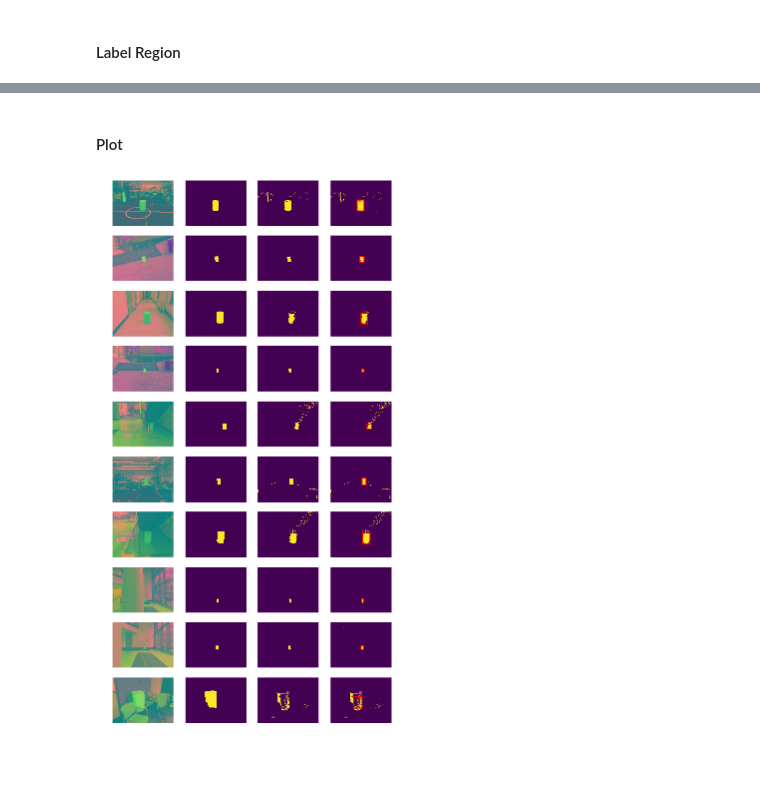
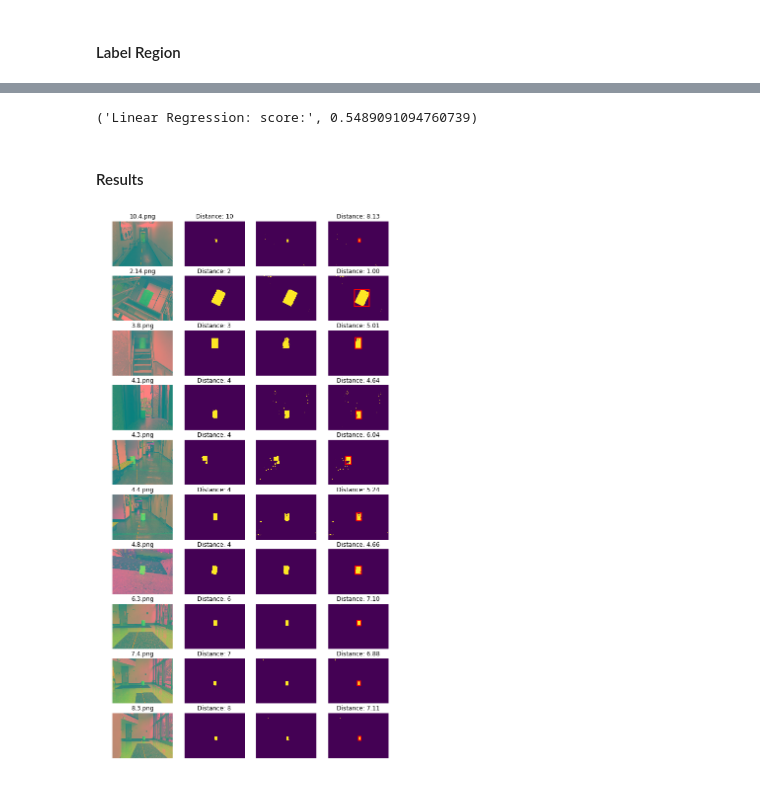
Before and after one commit to ctc316/red-barrel-challenge, a Jupyter notebook: notebook.ipynb, the cells around one changed output, grey strips where cells are left out. Drawn from its saved outputs; the diff is of its cells as text; code cells hidden in the pictures.

Commit message:
compute distance

```diff
--- a/notebook.ipynb
+++ b/notebook.ipynb
@@ -19,7 +20,7 @@ from sklearn.mixture import GaussianMixture
 ### Load Training Data
 # %%
 dir_train = "./2019Proj1_train/"
-train_list = os.listdir(dir_train)
+train_list = np.array(os.listdir(dir_train))
 train_X = []
 
 PLT_COL = 10
@@ -112,12 +139,12 @@ Wall time: 28.7 s
 # %%
 %%time
 
-THRESH = -13.5
+THRESH = -14
 N_ROW = 900
 N_COL = 1200
 
 predicts = []
-for i in range(len(x_test)):
-    res = model.score_samples(x_test[i].reshape(N_ROW * N_COL, 3))
+for i in range(len(x_test_dev)):
+    res = model.score_samples(x_test_dev[i].reshape(N_ROW * N_COL, 3))
     predicts.append(np.reshape([True if x > THRESH else False for x in res], (N_ROW, N_COL)))
 # %% [output]
@@ -155,0 +297,14 @@ Wall time: 984 ms
+# %%
+PLT_COL = 10
+PLT_ROW = int(math.ceil(len(y_train_dev) / float(PLT_COL)))
+
+plt.figure(figsize=[20, 7])
+for i in range(len(y_train_dev)):
+    axes = plt.subplot(PLT_ROW, PLT_COL, i + 1)
+    plt.imshow(y_train_dev[i])
+    plt.axis("off")
+    dist = []
+    for rect in train_regions_dev[i]:
+        axes.add_patch(mpatches.Rectangle(rect[0], rect[1], rect[2], fill=False, edgecolor='red', linewidth=2))
+
+    plt.title("Distance: " + str(train_dist_y_dev[i]))
@@ -156,25 +313,40 @@ Wall time: 984 ms
+# %%
+model = LinearRegression().fit(train_dist_x_dev, train_dist_y_dev)
+pred_dist_dev = np.absolute(model.predict(test_dist_x_dev))
+score = model.score(test_dist_x_dev, test_dist_y_dev)
+print("Linear Regression: score:", score)
+# %% [output]
+('Linear Regression: score:', 0.5489091094760739)
 # %% [markdown]
-#### Plot
+#### Results
 # %%
 PLT_COL = 4
-PLT_ROW = len(y_test)
+PLT_ROW = len(y_test_dev)
+
 
 plt.figure(figsize=[10, 20])
-for i in range(len(y_test)):
+for i in range(len(y_test_dev)):
     plt.subplot(PLT_ROW, PLT_COL, i * PLT_COL + 1)
-    plt.imshow(x_test[i])
+    plt.imshow(x_test_dev[i])
     plt.axis("off")
+    plt.title(name_test_dev[i])
+
     plt.subplot(PLT_ROW, PLT_COL, i * PLT_COL + 2)
-    plt.imshow(y_test[i])
+    plt.imshow(y_test_dev[i])
     plt.axis("off")
+    plt.title("Distance: " + "{0:.0f}".format(test_dist_y_dev[i]))
+
     plt.subplot(PLT_ROW, PLT_COL, i * PLT_COL + 3)
     plt.imshow(predicts[i])
     plt.axis("off")
 
+
     axes = plt.subplot(PLT_ROW, PLT_COL, i * PLT_COL + 4)
     plt.imshow(predicts[i])
     plt.axis("off")
-    for rect in regions[i]:
+    dist = []
+    for rect in pred_regions_dev[i]:
         axes.add_patch(mpatches.Rectangle(rect[0], rect[1], rect[2], fill=False, edgecolor='red', linewidth=2))
+    plt.title("Distance: " + "{0:.2f}".format(pred_dist_dev[i]))
 # %% [output]
-[figure, old version]
+[figure, new version]
```
Also changed, not shown: parts of 18 cells of this notebook, 5 other files.
